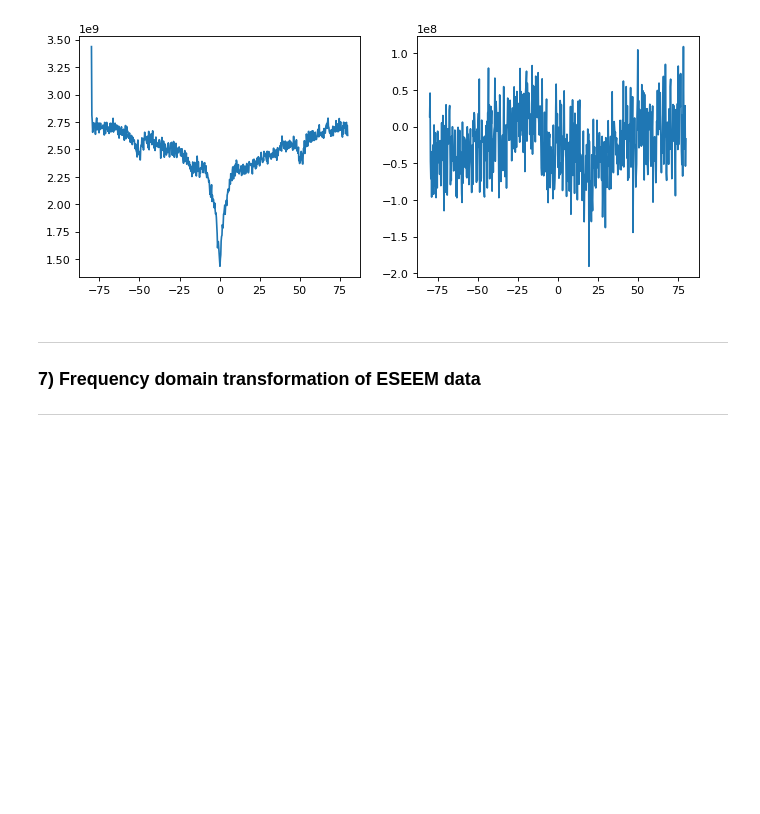
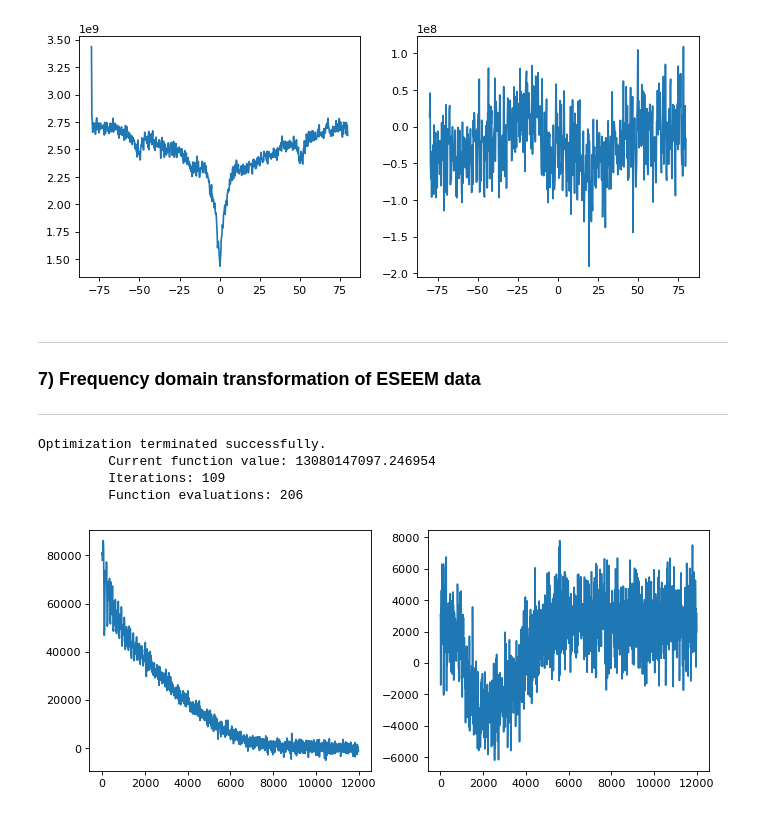
Before and after one commit to TChauvire/EPR_ESR_Suite, a Jupyter notebook: TestHomeMadeScripts.ipynb, the cells around one changed output. Drawn from its saved outputs; the diff is of its cells as text; code cells hidden in the pictures; blank space fills up the shorter version.

```diff
--- a/TestHomeMadeScripts.ipynb
+++ b/TestHomeMadeScripts.ipynb
@@ -242,3 +240,19 @@ plt.plot(abscissa5, data5_new2.imag);
 ___
 ### 7) Frequency domain transformation of ESEEM data
 ___
+# %%
+DSC6 = '//DSC_DTA_files//2010_06_25_IKKG_C95_2pESEEM.DSC'
+full_filename6 = folderdata + DSC6
+data6, abscissa6, par6 = eprload_BrukerBES3T.eprload_BrukerBES3T(full_filename6)
+### plot the imported data
+data6_new, phase_parameters6 = automatic_phase.automatic_phase(data6,pivot1=data6.shape[0]/2,funcmodel='minfunc')
+plt.subplot(1,2,1)
+plt.plot(abscissa6, data6_new.real);
+plt.subplot(1,2,2)
+plt.plot(abscissa6, data6_new.imag);
+# %% [output]
+Optimization terminated successfully.
+         Current function value: 13080147097.246954
+         Iterations: 109
+         Function evaluations: 206
+[figure, added]
```
Also changed, not shown: parts of 6 cells of this notebook, 2 other files.
